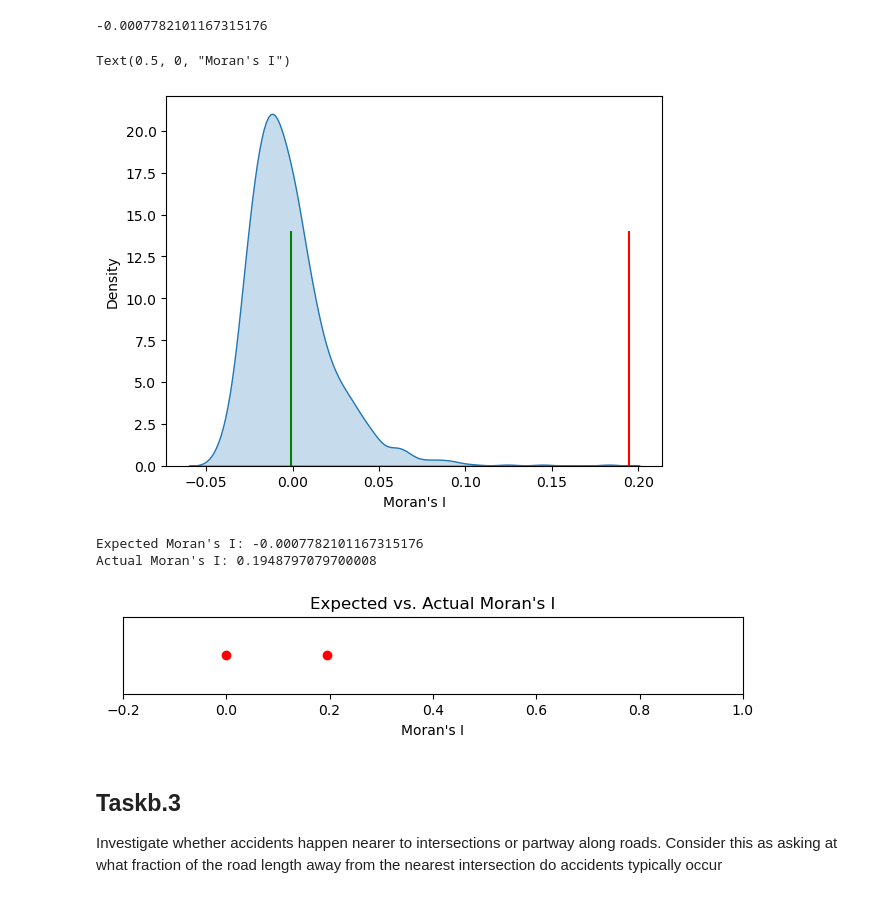
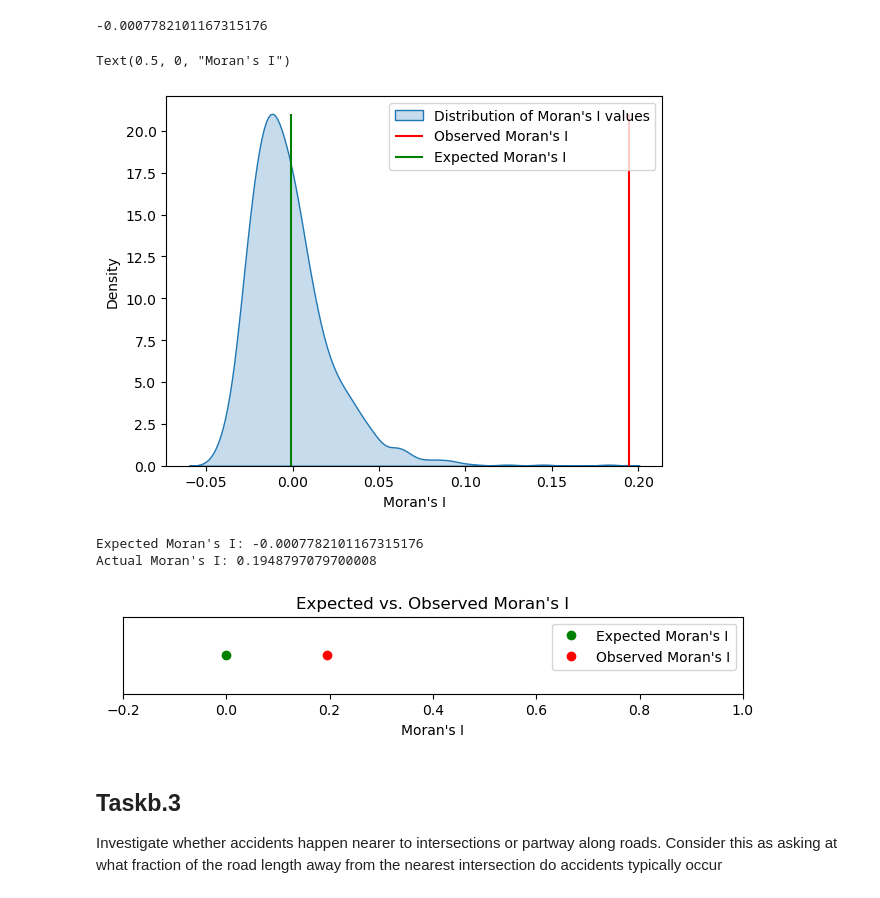
Before and after one commit to RichardGubijev/NDACW2, a Jupyter notebook: taskB/task_b.ipynb, the cells around one changed output. Drawn from its saved outputs; the diff is of its cells as text; code cells hidden in the pictures.

```diff
--- a/taskB/task_b.ipynb
+++ b/taskB/task_b.ipynb
@@ -242,31 +242,34 @@ print(moran.EI)
 # %% [output]
 -0.0007782101167315176
 # %%
-sns.kdeplot(moran.sim, fill=True) # Moran's I distribution
-plt.vlines(moran.I, 0, 14, color='r') # Moran's I
-plt.vlines(moran.EI, 0,14, color='g') # Expected Moran's I
+sns.kdeplot(moran.sim, fill=True, label = 'Distribution of Moran\'s I values') # Moran's I distribution
+plt.vlines(moran.I, 0, 21, color='r', label = 'Observed Moran\'s I') # Moran's I
+plt.vlines(moran.EI, 0,21, color='g', label = 'Expected Moran\'s I') # Expected Moran's I
+plt.legend()
 plt.xlabel("Moran's I")
 # %% [output]
 Text(0.5, 0, "Moran's I")
-[figure, old version]
+[figure, new version]
 # %%
 # Calculate the expected Moran's I under complete spatial randomness
 expected_I = -1/(len(values)-1)
 print(f"Expected Moran's I: {expected_I}")
 print(f"Actual Moran's I: {moran.I}")
 
 # Plot the expected and actual values
 plt.figure(figsize=(8, 1))
-plt.plot([expected_I, moran.I], [0, 0], 'ro')
+plt.plot(expected_I, 0, 'o', color = 'g', label = 'Expected Moran\'s I')
+plt.plot(moran.I, 0, 'o', color = 'r', label = 'Observed Moran\'s I')
 plt.xlim(-0.2, 1)
 plt.xlabel("Moran's I")
 plt.yticks([])
-plt.title("Expected vs. Actual Moran's I")
+plt.legend()
+plt.title("Expected vs. Observed Moran's I")
 plt.show()
 # %% [output]
 Expected Moran's I: -0.0007782101167315176
 Actual Moran's I: 0.1948797079700008
-[figure, old version]
+[figure, new version]
 # %% [markdown]
 ## Taskb.3
 Investigate whether accidents happen nearer to intersections or partway along roads.
```
Also changed, not shown: parts of 2 cells of this notebook.
